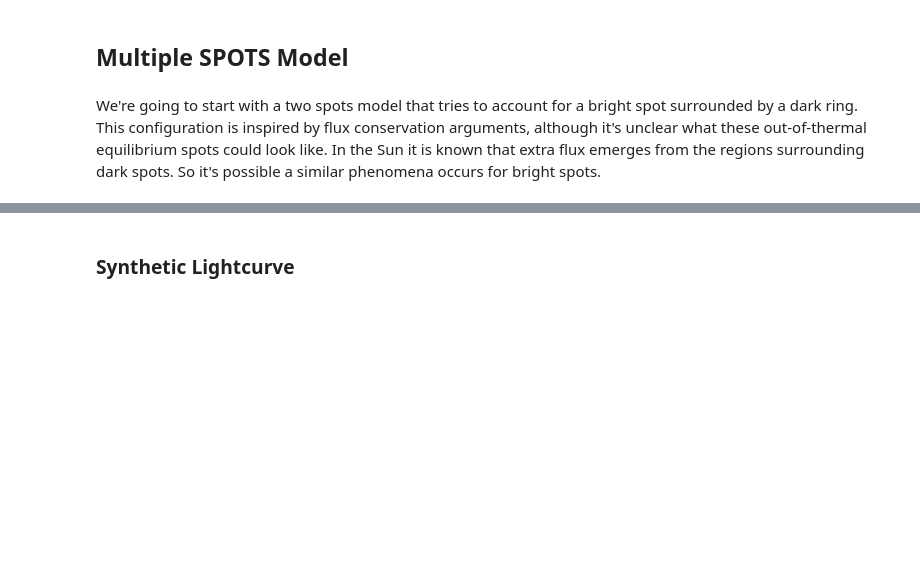
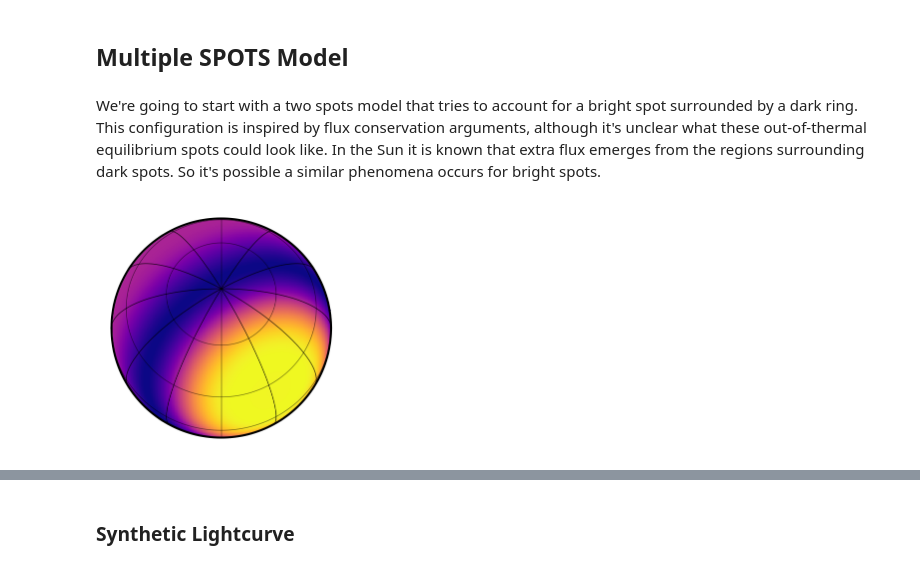
Before and after one commit to matteocantiello/starspots, a Jupyter notebook: HR7495_Spot_Model.ipynb, the cells around one changed output, grey strips where cells are left out. Saved outputs shown, nothing was run; the diff lists cells and outputs as text; code cells hidden in the pictures; blank space fills up the shorter version.

```diff
--- a/HR7495_Spot_Model.ipynb
+++ b/HR7495_Spot_Model.ipynb
@@ -125,6 +125,25 @@ truth2 = dict(contrast2=+0.0008, radius2=85, lat2=25, lon2=30)
 
 truth3 = dict(contrast3=-0.004, radius3=20, lat3=25, lon3=280)
 truth4 = dict(contrast4=+0.002, radius4=25, lat4=25, lon4=280)
+# %%
+## Brightness Map
+map = starry.Map(ydeg=10, udeg=2, rv=False)
+map.inc = inc # Inclination angle  (21 Deg)
+map.spot(
+    contrast=truth1["contrast1"],
+    radius=truth1["radius1"],
+    lat=truth1["lat1"],
+    lon=truth1["lon1"],
+)
+map.spot(
+    contrast=truth2["contrast2"],
+    radius=truth2["radius2"],
+    lat=truth2["lat2"],
+    lon=truth2["lon2"],
+)
+map.show()
+# %% [output]
+[figure, added]
 # %%
 map = starry.Map(ydeg=10,udeg=2,rv=True)
 map.inc = inc
```
Also changed, not shown: parts of 3 cells of this notebook.
